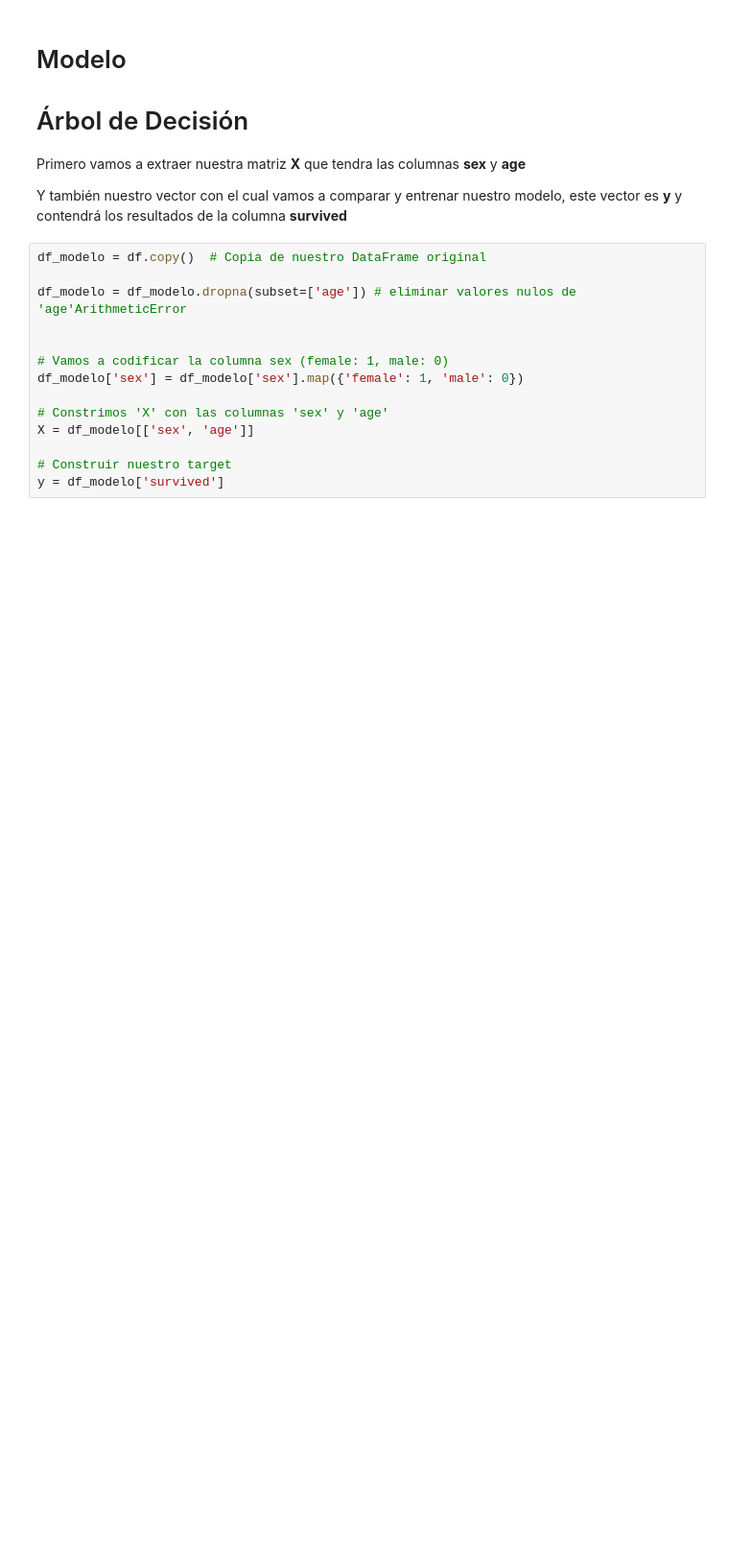
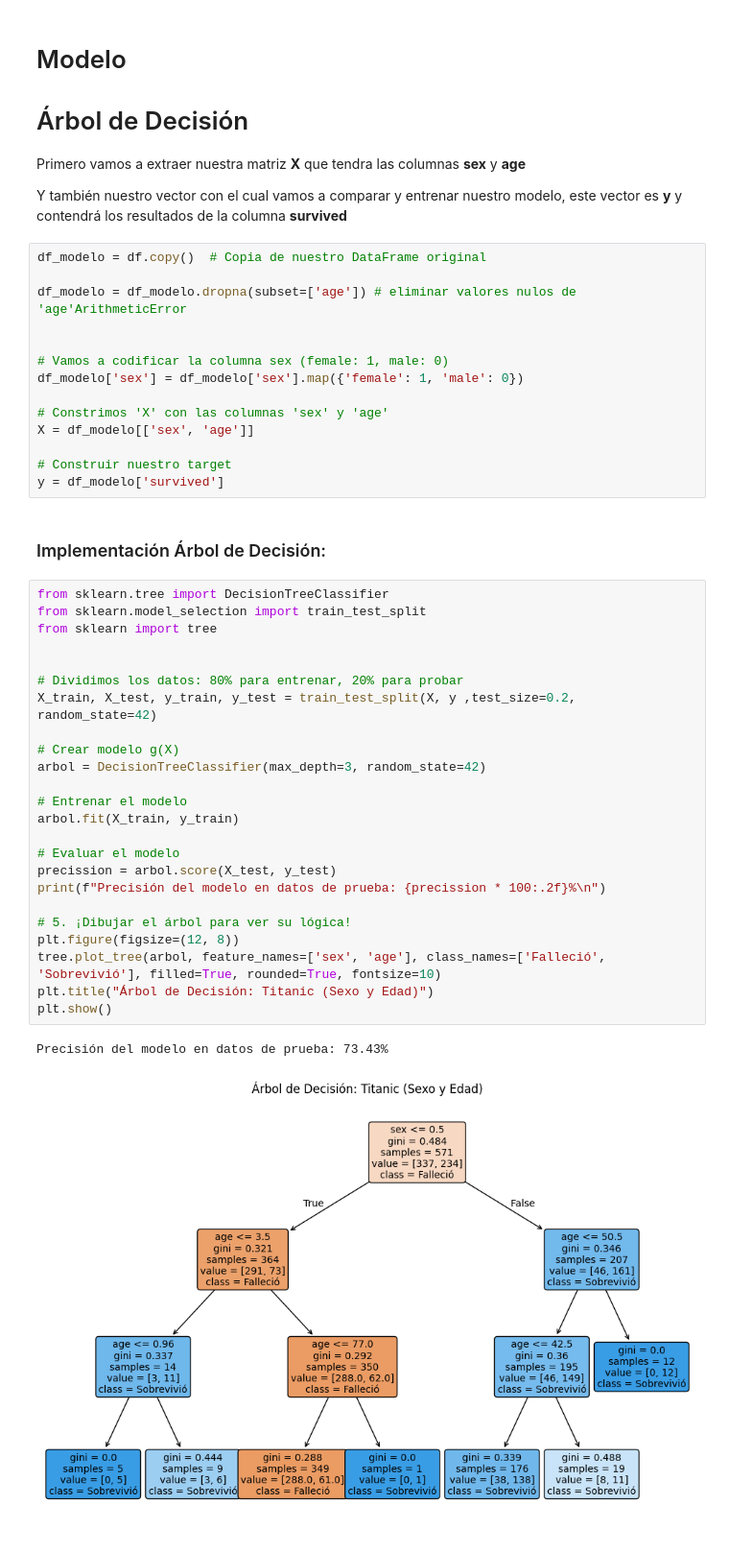
Before and after one commit to fabio2k3/kaggle-challenge-solutions, a Jupyter notebook: titanic-machine-learning-from-disaster/decision-tree-titanic-ml.ipynb, the cells around one changed output. Shown at 96% size. Saved outputs shown, nothing was run; the diff lists cells and outputs as text; blank space fills up the shorter version.

Commit message:
Implementación y entrenamiento del Modelo (Arbol de decision)

```diff
--- a/titanic-machine-learning-from-disaster/decision-tree-titanic-ml.ipynb
+++ b/titanic-machine-learning-from-disaster/decision-tree-titanic-ml.ipynb
@@ -182,3 +182,32 @@ X = df_modelo[['sex', 'age']]
 
 # Construir nuestro target
 y = df_modelo['survived']
+# %% [markdown]
+### Implementación Árbol de Decisión:
+# %%
+from sklearn.tree import DecisionTreeClassifier
+from sklearn.model_selection import train_test_split
+from sklearn import tree
+
+
+# Dividimos los datos: 80% para entrenar, 20% para probar
+X_train, X_test, y_train, y_test = train_test_split(X, y ,test_size=0.2, random_state=42)
+
+# Crear modelo g(X)
+arbol = DecisionTreeClassifier(max_depth=3, random_state=42)
+
+# Entrenar el modelo
+arbol.fit(X_train, y_train)
+
+# Evaluar el modelo
+precission = arbol.score(X_test, y_test)
+print(f"Precisión del modelo en datos de prueba: {precission * 100:.2f}%\n")
+
+# 5. ¡Dibujar el árbol para ver su lógica!
+plt.figure(figsize=(12, 8))
+tree.plot_tree(arbol, feature_names=['sex', 'age'], class_names=['Falleció', 'Sobrevivió'], filled=True, rounded=True, fontsize=10)
+plt.title("Árbol de Decisión: Titanic (Sexo y Edad)")
+plt.show()
+# %% [output]
+Precisión del modelo en datos de prueba: 73.43%
+[figure, added]
```
